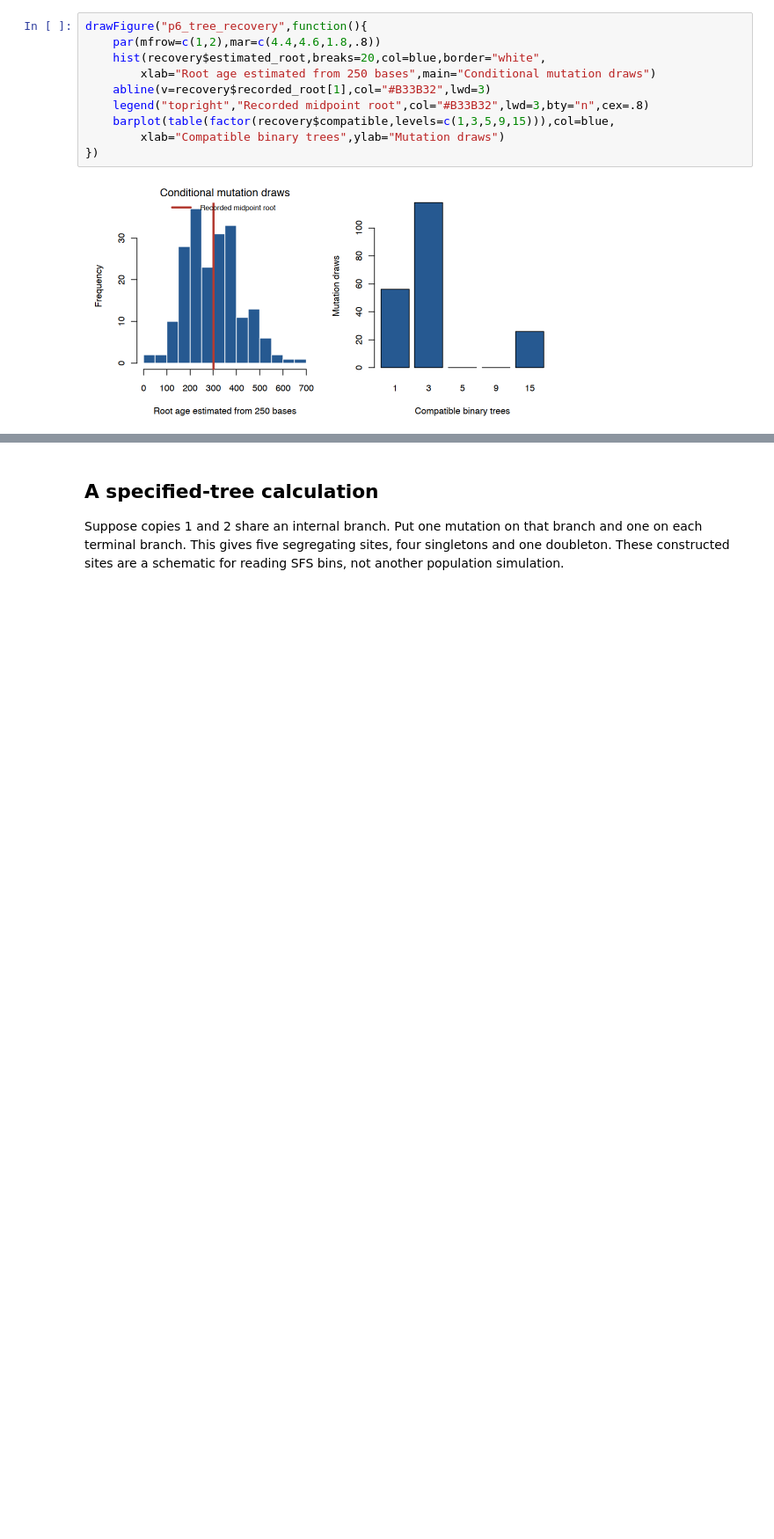
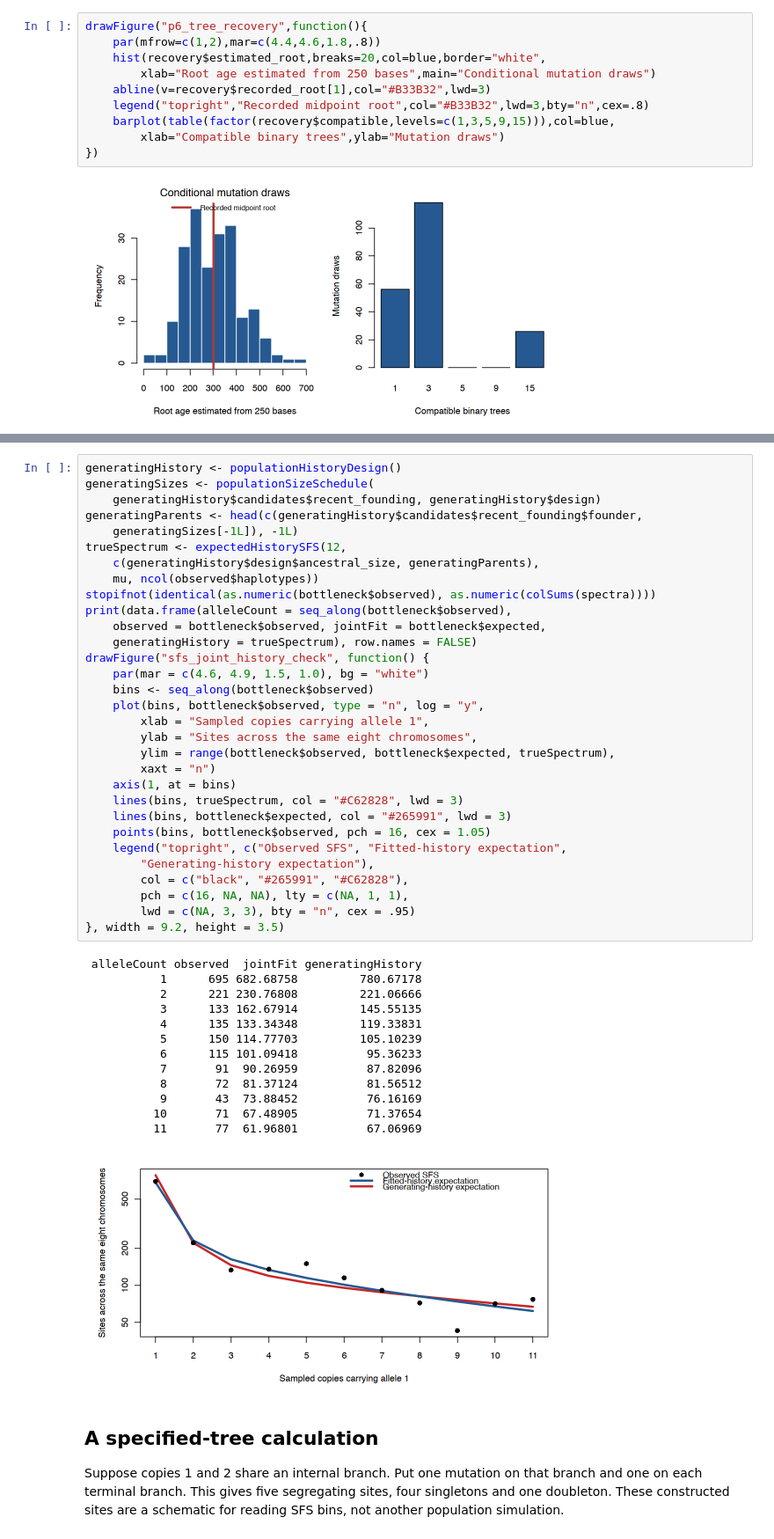
Before and after one commit to StatFunGen/hpgR, a Jupyter notebook: notebooks/P8149_Lecture_9_Mutations_on_a_Tree.ipynb, the cells around one changed output, grey strips where cells are left out. Shown at 88% size. Saved outputs shown, nothing was run; the diff lists cells and outputs as text; blank space fills up the shorter version.

```diff
--- a/notebooks/P8149_Lecture_9_Mutations_on_a_Tree.ipynb
+++ b/notebooks/P8149_Lecture_9_Mutations_on_a_Tree.ipynb
@@ -10572,3 +10753,48 @@ drawFigure("sfs_history_fit",function(){
+# %%
+generatingHistory <- populationHistoryDesign()
+generatingSizes <- populationSizeSchedule(
+    generatingHistory$candidates$recent_founding, generatingHistory$design)
+generatingParents <- head(c(generatingHistory$candidates$recent_founding$founder,
+    generatingSizes[-1L]), -1L)
+trueSpectrum <- expectedHistorySFS(12,
+    c(generatingHistory$design$ancestral_size, generatingParents),
+    mu, ncol(observed$haplotypes))
+stopifnot(identical(as.numeric(bottleneck$observed), as.numeric(colSums(spectra))))
+print(data.frame(alleleCount = seq_along(bottleneck$observed),
+    observed = bottleneck$observed, jointFit = bottleneck$expected,
+    generatingHistory = trueSpectrum), row.names = FALSE)
+drawFigure("sfs_joint_history_check", function() {
+    par(mar = c(4.6, 4.9, 1.5, 1.0), bg = "white")
+    bins <- seq_along(bottleneck$observed)
+    plot(bins, bottleneck$observed, type = "n", log = "y",
+        xlab = "Sampled copies carrying allele 1",
+        ylab = "Sites across the same eight chromosomes",
+        ylim = range(bottleneck$observed, bottleneck$expected, trueSpectrum),
+        xaxt = "n")
+    axis(1, at = bins)
+    lines(bins, trueSpectrum, col = "#C62828", lwd = 3)
+    lines(bins, bottleneck$expected, col = "#265991", lwd = 3)
+    points(bins, bottleneck$observed, pch = 16, cex = 1.05)
+    legend("topright", c("Observed SFS", "Fitted-history expectation",
+        "Generating-history expectation"),
+        col = c("black", "#265991", "#C62828"),
+        pch = c(16, NA, NA), lty = c(NA, 1, 1),
+        lwd = c(NA, 3, 3), bty = "n", cex = .95)
+}, width = 9.2, height = 3.5)
+# %% [output]
+ alleleCount observed  jointFit generatingHistory
+           1      695 682.68758         780.67178
+           2      221 230.76808         221.06666
+           3      133 162.67914         145.55135
+           4      135 133.34348         119.33831
+           5      150 114.77703         105.10239
+           6      115 101.09418          95.36233
+           7       91  90.26959          87.82096
+           8       72  81.37124          81.56512
+           9       43  73.88452          76.16169
+          10       71  67.48905          71.37654
+          11       77  61.96801          67.06969
+[figure, added]
 # %% [markdown]
 ## A specified-tree calculation
 
```
Also changed, not shown: parts of 8 cells of this notebook, 30 other files.
